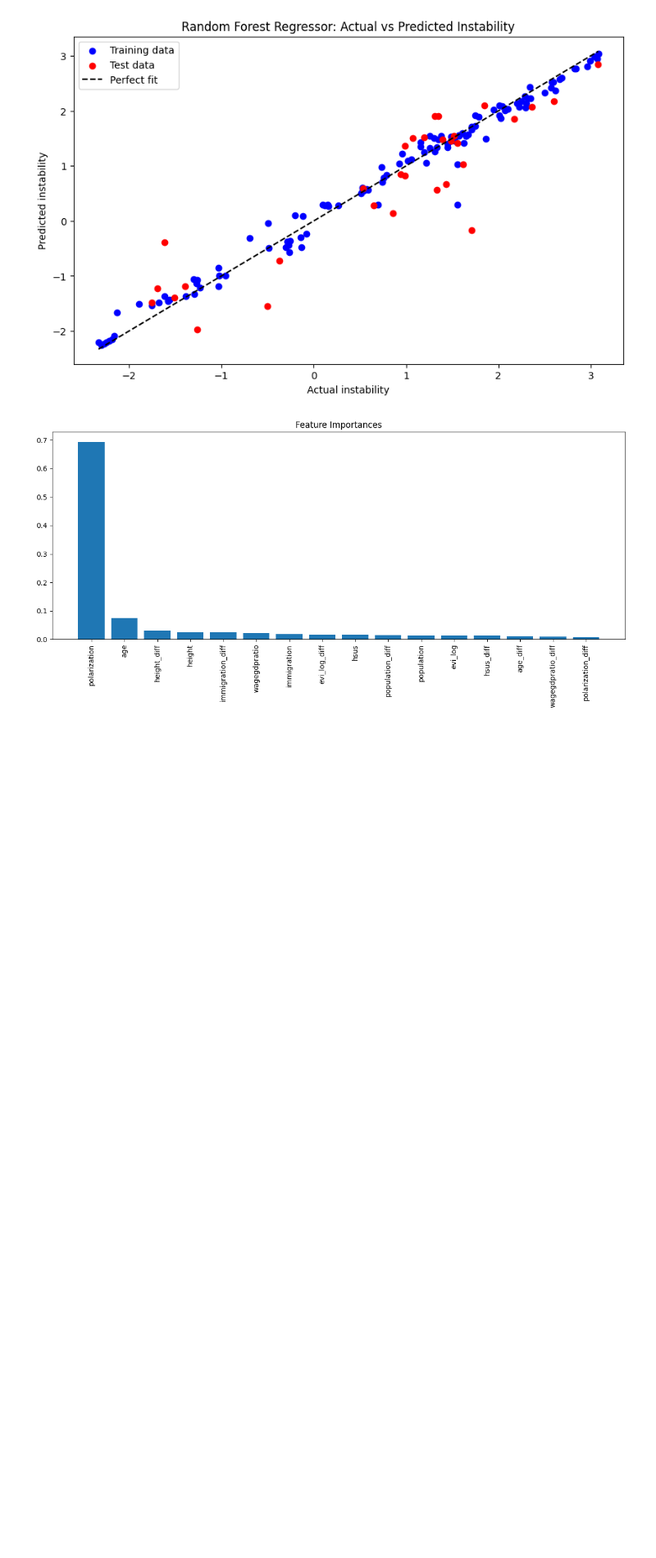
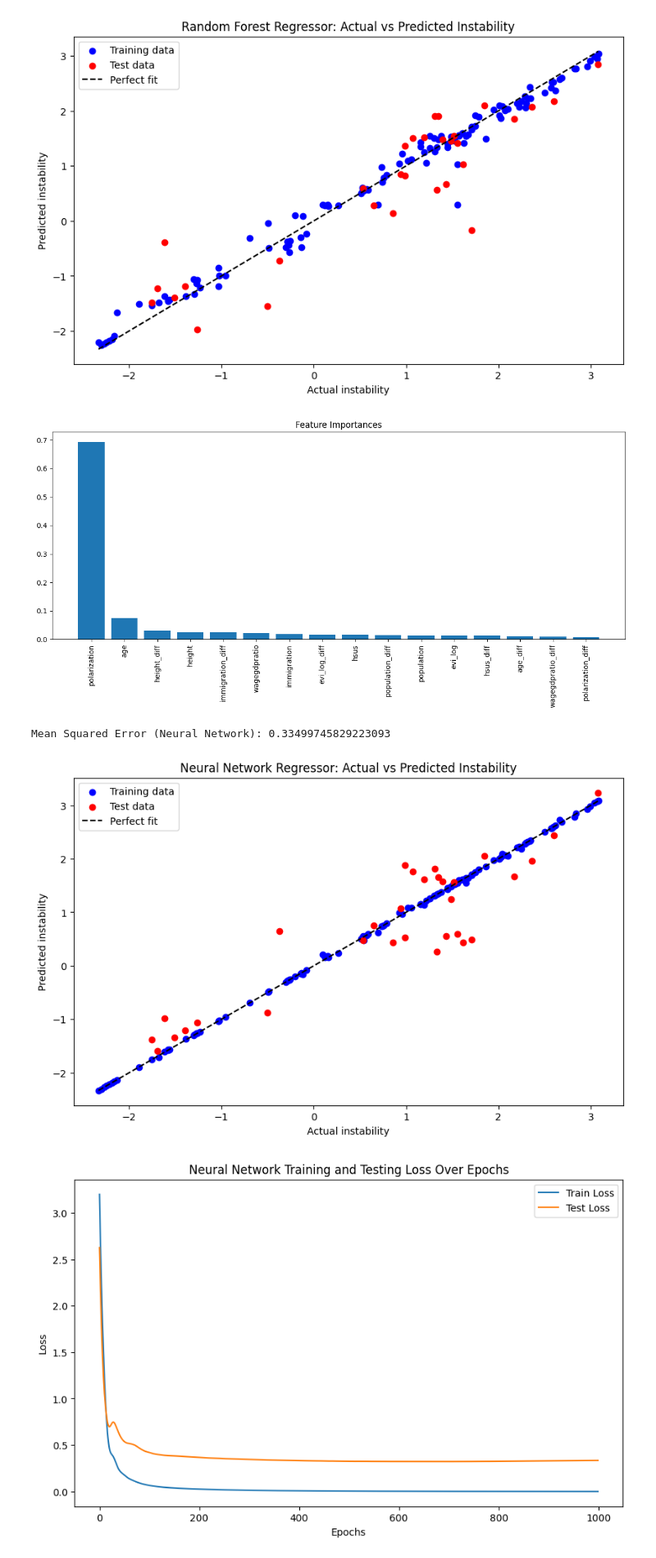
Before and after one commit to Jichao-Yang/data221, a Jupyter notebook: final/3.ipynb, the cells around one changed output. Shown: that part at 82% size. Drawn from its saved outputs; the diff is of its cells as text; code cells hidden in the pictures; blank space fills up the shorter version.

```diff
--- a/final/3.ipynb
+++ b/final/3.ipynb
@@ -58,3 +58,50 @@ plt.show()
 Mean Squared Error: 0.35357182341462845
 [figure]
 [figure]
+# %%
+from sklearn.neural_network import MLPRegressor
+
+# Create the neural network model
+nn = MLPRegressor(hidden_layer_sizes=(100, 50), max_iter=1, warm_start=True, random_state=42)
+
+train_losses = []
+test_losses = []
+
+# Train the model for a specified number of epochs
+epochs = 1000
+for epoch in range(epochs):
+    nn.partial_fit(X_train, y_train)
+    train_loss = mean_squared_error(y_train, nn.predict(X_train))
+    test_loss = mean_squared_error(y_test, nn.predict(X_test))
+    train_losses.append(train_loss)
+    test_losses.append(test_loss)
+
+# Predict and evaluate the model
+y_pred_nn = nn.predict(X_test)
+mse_nn = mean_squared_error(y_test, y_pred_nn)
+print(f'Mean Squared Error (Neural Network): {mse_nn}')
+
+# Track fitting and visualize training data
+plt.figure(figsize=(10, 6))
+plt.scatter(y_train, nn.predict(X_train), color='blue', label='Training data')
+plt.scatter(y_test, y_pred_nn, color='red', label='Test data')
+plt.plot([min(y), max(y)], [min(y), max(y)], color='black', linestyle='--', label='Perfect fit')
+plt.xlabel('Actual instability')
+plt.ylabel('Predicted instability')
+plt.title('Neural Network Regressor: Actual vs Predicted Instability')
+plt.legend()
+plt.show()
+
+# Plot the train and test loss over epochs
+plt.figure(figsize=(10, 6))
+plt.plot(train_losses, label='Train Loss')
+plt.plot(test_losses, label='Test Loss')
+plt.xlabel('Epochs')
+plt.ylabel('Loss')
+plt.title('Neural Network Training and Testing Loss Over Epochs')
+plt.legend()
+plt.show()
+# %% [output]
+Mean Squared Error (Neural Network): 0.33499745829223093
+[figure, added]
+[figure, added]
```
